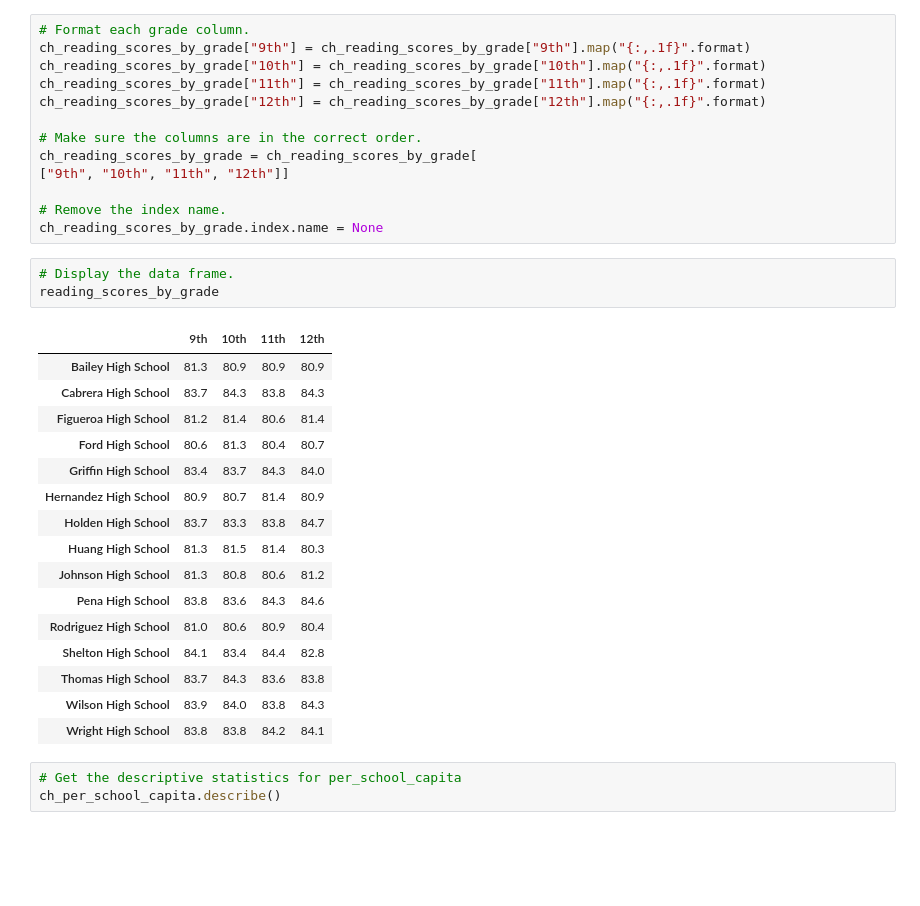
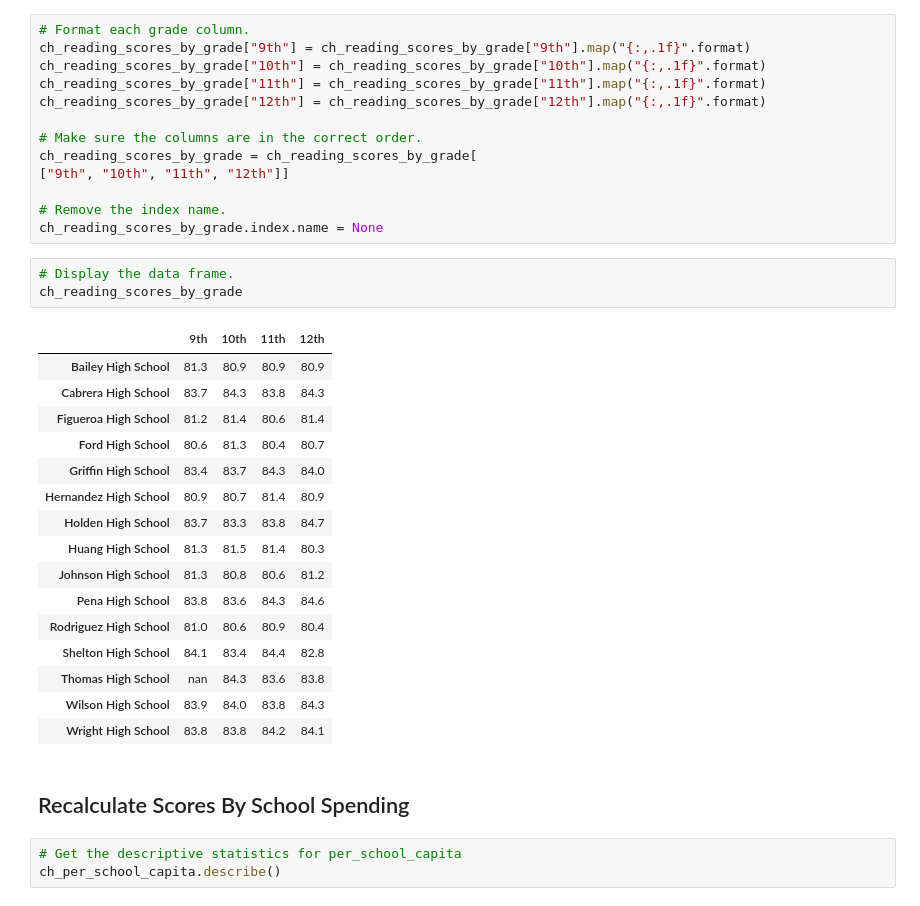
Before and after one commit to blocrunx/School_District_Analysis, a Jupyter notebook: PyCitySchools_Challenge.ipynb, the cells around one changed output. Cells and saved outputs as stored; diff of their text form; blank space fills up the shorter version.

Commit message:
updated spending range df reflecting nan values

```diff
--- a/PyCitySchools_Challenge.ipynb
+++ b/PyCitySchools_Challenge.ipynb
@@ -1551,24 +1553,26 @@ ch_reading_scores_by_grade = ch_reading_scores_by_grade[
 ch_reading_scores_by_grade.index.name = None
 # %%
 # Display the data frame.
-reading_scores_by_grade
+ch_reading_scores_by_grade
 # %% [output]
 |  | 9th | 10th | 11th | 12th |
 | Bailey High School | 81.3 | 80.9 | 80.9 | 80.9 |
 | Cabrera High School | 83.7 | 84.3 | 83.8 | 84.3 |
 | Figueroa High School | 81.2 | 81.4 | 80.6 | 81.4 |
 | Ford High School | 80.6 | 81.3 | 80.4 | 80.7 |
 | Griffin High School | 83.4 | 83.7 | 84.3 | 84.0 |
 | Hernandez High School | 80.9 | 80.7 | 81.4 | 80.9 |
 | Holden High School | 83.7 | 83.3 | 83.8 | 84.7 |
 | Huang High School | 81.3 | 81.5 | 81.4 | 80.3 |
 | Johnson High School | 81.3 | 80.8 | 80.6 | 81.2 |
 | Pena High School | 83.8 | 83.6 | 84.3 | 84.6 |
 | Rodriguez High School | 81.0 | 80.6 | 80.9 | 80.4 |
 | Shelton High School | 84.1 | 83.4 | 84.4 | 82.8 |
-| Thomas High School | 83.7 | 84.3 | 83.6 | 83.8 |
+| Thomas High School | nan | 84.3 | 83.6 | 83.8 |
 | Wilson High School | 83.9 | 84.0 | 83.8 | 84.3 |
 | Wright High School | 83.8 | 83.8 | 84.2 | 84.1 |
+# %% [markdown]
+## Recalculate Scores By School Spending
 # %%
 # Get the descriptive statistics for per_school_capita
 ch_per_school_capita.describe()
```
Also changed, not shown: parts of 5 cells of this notebook.
